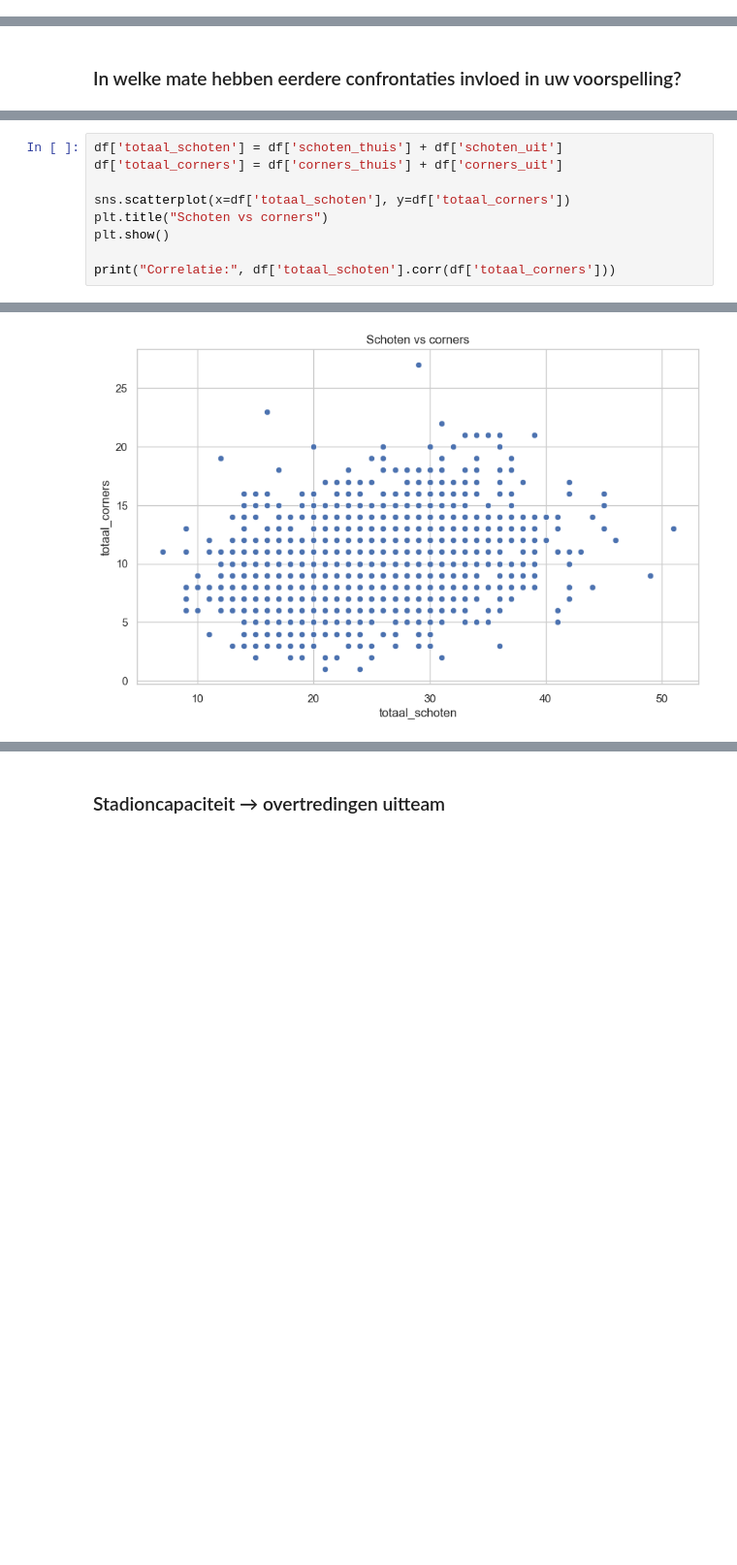
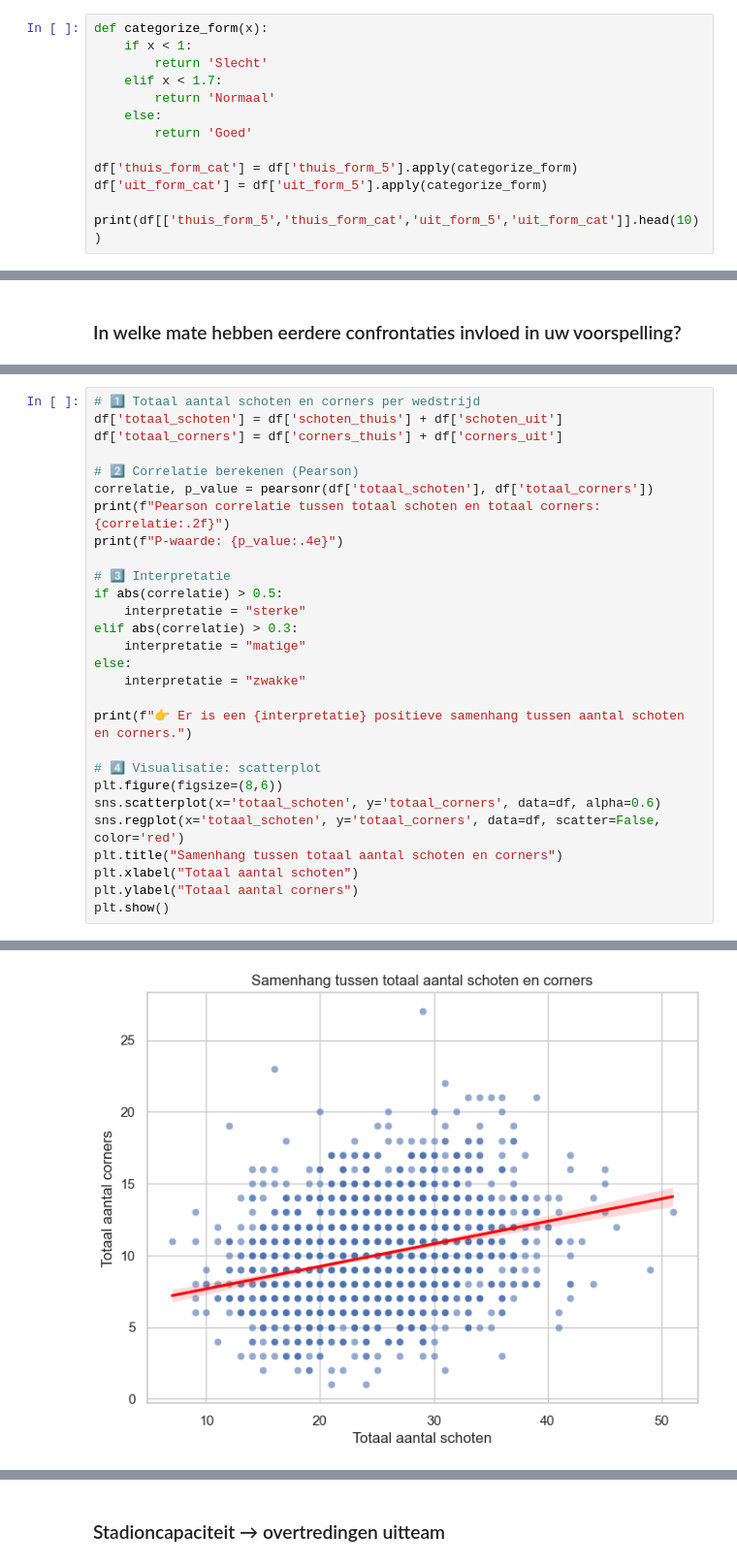
Before and after one commit to Torbendes/Bachelorproef, a Jupyter notebook: code/analyse/jpl_analyse.ipynb, the cells around one changed output, grey strips where cells are left out. Shown at 97% size. Saved outputs shown, nothing was run; the diff lists cells and outputs as text; blank space fills up the shorter version.

```diff
--- a/code/analyse/jpl_analyse.ipynb
+++ b/code/analyse/jpl_analyse.ipynb
@@ -635,0 +669,13 @@ df[['wedstrijd_datum','thuis_team','uit_team','thuis_form_5','uit_form_5']].tail
+# %%
+def categorize_form(x):
+    if x < 1:
+        return 'Slecht'
+    elif x < 1.7:
+        return 'Normaal'
+    else:
+        return 'Goed'
+
+df['thuis_form_cat'] = df['thuis_form_5'].apply(categorize_form)
+df['uit_form_cat'] = df['uit_form_5'].apply(categorize_form)
+
+print(df[['thuis_form_5','thuis_form_cat','uit_form_5','uit_form_cat']].head(10))
@@ -1100,10 +1494,29 @@ All                648  489  869  2006
 # %%
+# 1️⃣ Totaal aantal schoten en corners per wedstrijd
 df['totaal_schoten'] = df['schoten_thuis'] + df['schoten_uit']
 df['totaal_corners'] = df['corners_thuis'] + df['corners_uit']
 
-sns.scatterplot(x=df['totaal_schoten'], y=df['totaal_corners'])
-plt.title("Schoten vs corners")
+# 2️⃣ Correlatie berekenen (Pearson)
+correlatie, p_value = pearsonr(df['totaal_schoten'], df['totaal_corners'])
+print(f"Pearson correlatie tussen totaal schoten en totaal corners: {correlatie:.2f}")
+print(f"P-waarde: {p_value:.4e}")
+
+# 3️⃣ Interpretatie
+if abs(correlatie) > 0.5:
+    interpretatie = "sterke"
+elif abs(correlatie) > 0.3:
+    interpretatie = "matige"
+else:
+    interpretatie = "zwakke"
+
+print(f"👉 Er is een {interpretatie} positieve samenhang tussen aantal schoten en corners.")
+
+# 4️⃣ Visualisatie: scatterplot
+plt.figure(figsize=(8,6))
+sns.scatterplot(x='totaal_schoten', y='totaal_corners', data=df, alpha=0.6)
+sns.regplot(x='totaal_schoten', y='totaal_corners', data=df, scatter=False, color='red')
+plt.title("Samenhang tussen totaal aantal schoten en corners")
+plt.xlabel("Totaal aantal schoten")
+plt.ylabel("Totaal aantal corners")
 plt.show()
-
-print("Correlatie:", df['totaal_schoten'].corr(df['totaal_corners']))
 # %% [output]
@@ -1110 +1526 @@ print("Correlatie:", df['totaal_schoten'].corr(df['totaal_corners']))
-[figure, old version]
+[figure, new version]
```
Also changed, not shown: parts of 41 cells of this notebook.
